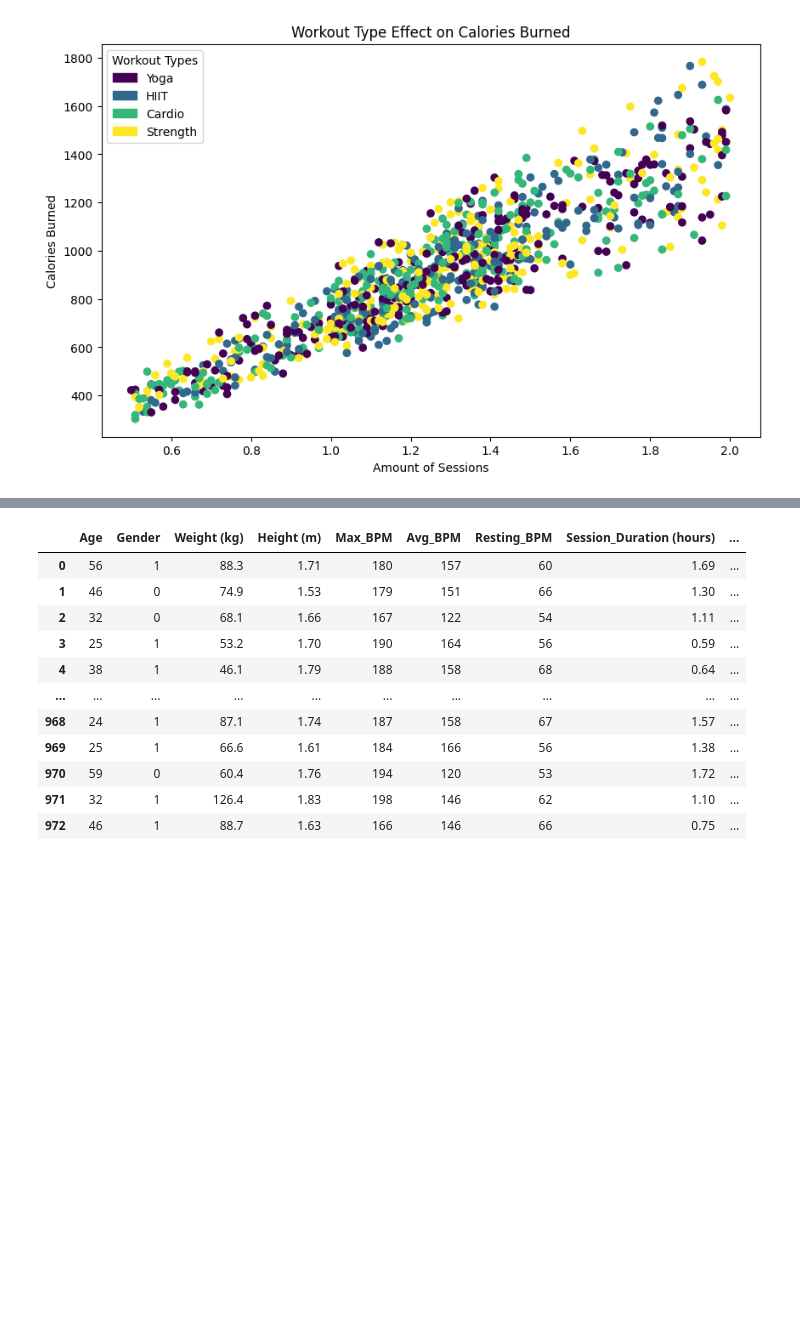
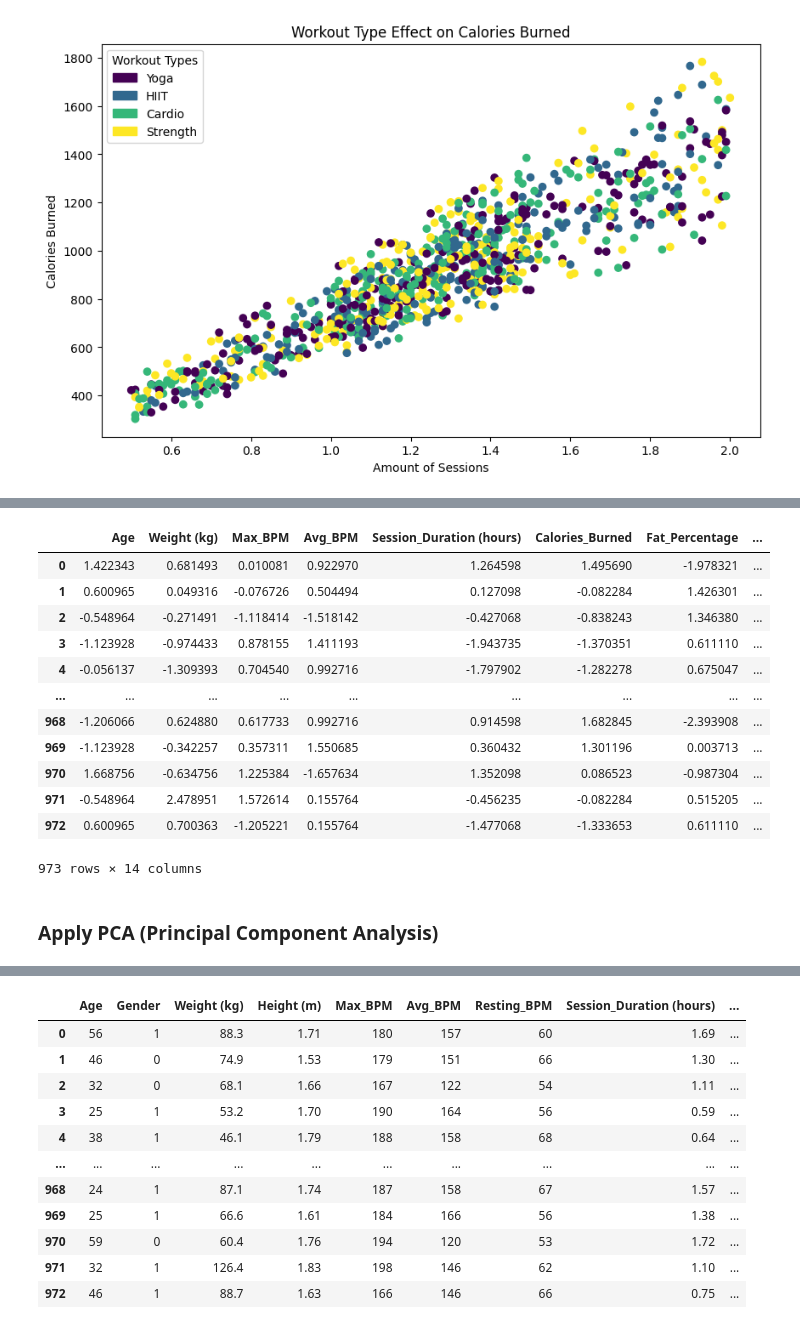
Before and after one commit to HenryGunadi/simple_linear_regression, a Jupyter notebook: main.ipynb, the cells around one changed output, grey strips where cells are left out. Saved outputs shown, nothing was run; the diff lists cells and outputs as text; code cells hidden in the pictures; blank space fills up the shorter version.

```diff
--- a/main.ipynb
+++ b/main.ipynb
@@ -312,0 +305,18 @@ sns.pairplot(new_df)
+# %%
+new_df_2
+# %% [output]
+|  | Age | Weight (kg) | Max_BPM | Avg_BPM | Session_Duration (hours) | Calories_Burned | Fat_Percentage | ... |
+| 0 | 1.422343 | 0.681493 | 0.010081 | 0.922970 | 1.264598 | 1.495690 | -1.978321 | ... |
+| 1 | 0.600965 | 0.049316 | -0.076726 | 0.504494 | 0.127098 | -0.082284 | 1.426301 | ... |
+| 2 | -0.548964 | -0.271491 | -1.118414 | -1.518142 | -0.427068 | -0.838243 | 1.346380 | ... |
+| 3 | -1.123928 | -0.974433 | 0.878155 | 1.411193 | -1.943735 | -1.370351 | 0.611110 | ... |
+| 4 | -0.056137 | -1.309393 | 0.704540 | 0.992716 | -1.797902 | -1.282278 | 0.675047 | ... |
+| ... | ... | ... | ... | ... | ... | ... | ... | ... |
+| 968 | -1.206066 | 0.624880 | 0.617733 | 0.992716 | 0.914598 | 1.682845 | -2.393908 | ... |
+| 969 | -1.123928 | -0.342257 | 0.357311 | 1.550685 | 0.360432 | 1.301196 | 0.003713 | ... |
+| 970 | 1.668756 | -0.634756 | 1.225384 | -1.657634 | 1.352098 | 0.086523 | -0.987304 | ... |
+| 971 | -0.548964 | 2.478951 | 1.572614 | 0.155764 | -0.456235 | -0.082284 | 0.515205 | ... |
+| 972 | 0.600965 | 0.700363 | -1.205221 | 0.155764 | -1.477068 | -1.333653 | 0.611110 | ... |
+973 rows × 14 columns
+# %% [markdown]
+### Apply PCA (Principal Component Analysis)
```
Also changed, not shown: parts of 17 cells of this notebook.
